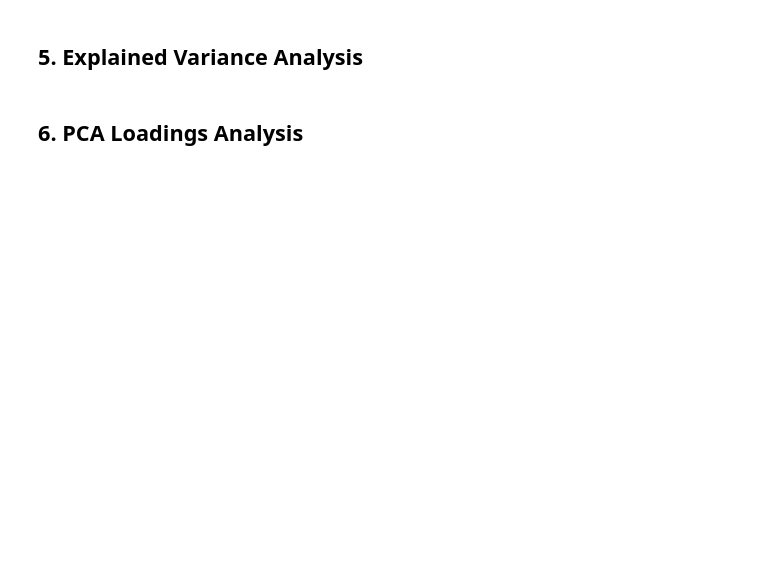
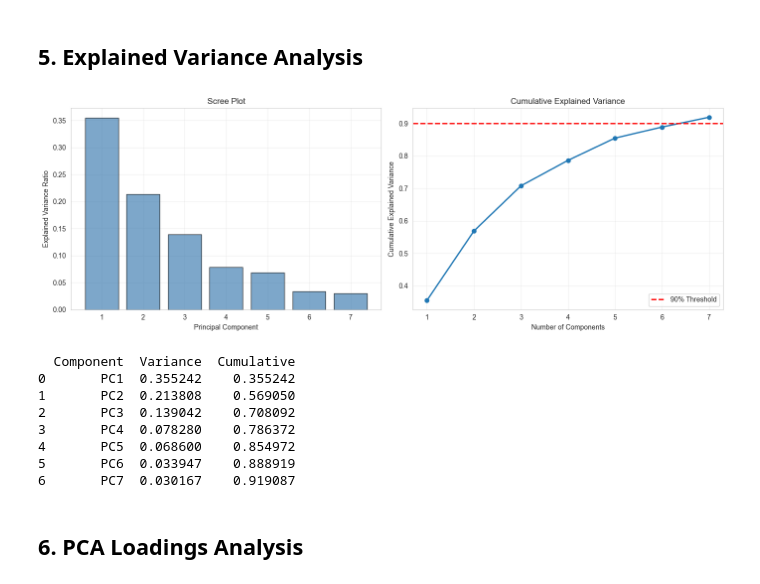
Before and after one commit to CrespoN1/stockbuddy-forecast, a Jupyter notebook: notebooks/03_eda_and_pca.ipynb, the cells around one changed output. Cells and saved outputs as stored; diff of their text form; code cells hidden in the pictures; blank space fills up the shorter version.

```diff
--- a/notebooks/03_eda_and_pca.ipynb
+++ b/notebooks/03_eda_and_pca.ipynb
@@ -75,7 +99,6 @@ plt.show()
 ## 4. Apply PCA
 # %%
 stock_pca = StockPCA(variance_threshold=0.90)
-pca_data = stock_pca.fit_transform(numeric_features)
-print(f"\nPCA output shape: {pca_data.shape}")
-pca_data_df = pd.DataFrame(pca_data, index=numeric_features.index, columns=[f'PC{i+1}' for i in range(pca_data.shape[1])])
+pca_data_df = stock_pca.fit_transform(numeric_features)
+print(f"\nPCA output shape: {pca_data_df.shape}")
 pca_data_df.head()
@@ -84,34 +117,46 @@ pca_data_df.head()
 # %%
 fig, axes = plt.subplots(1, 2, figsize=(14, 5))
 
 # Scree plot
-n_comp = min(20, len(stock_pca.explained_variance_ratio_))
-axes[0].bar(range(1, n_comp+1), stock_pca.explained_variance_ratio_[:n_comp], alpha=0.7, color='steelblue', edgecolor='black')
+var_ratios = stock_pca.pca.explained_variance_ratio_
+n_comp = min(20, len(var_ratios))
+axes[0].bar(range(1, n_comp+1), var_ratios[:n_comp], alpha=0.7, color='steelblue', edgecolor='black')
 axes[0].set_xlabel('Principal Component')
 axes[0].set_ylabel('Explained Variance Ratio')
 axes[0].set_title('Scree Plot')
 axes[0].grid(alpha=0.3)
 
 # Cumulative variance
-cumsum_var = np.cumsum(stock_pca.explained_variance_ratio_)
+cumsum_var = np.cumsum(var_ratios)
 axes[1].plot(range(1, len(cumsum_var)+1), cumsum_var, marker='o', linewidth=2, markersize=6)
 axes[1].axhline(y=0.90, color='red', linestyle='--', linewidth=2, label='90% Threshold')
 axes[1].set_xlabel('Number of Components')
 axes[1].set_ylabel('Cumulative Explained Variance')
 axes[1].set_title('Cumulative Explained Variance')
 axes[1].legend()
 axes[1].grid(alpha=0.3)
 
 plt.tight_layout()
+plt.savefig("../figures/03_scree_plot.png", dpi=150, bbox_inches="tight")
 plt.show()
 
 # Print variance
 var_df = pd.DataFrame({
-    'Component': [f'PC{i+1}' for i in range(len(stock_pca.explained_variance_ratio_))],
-    'Variance': stock_pca.explained_variance_ratio_,
+    'Component': [f'PC{i+1}' for i in range(len(var_ratios))],
+    'Variance': var_ratios,
     'Cumulative': cumsum_var
 })
 print(var_df.to_string())
+# %% [output]
+[figure, added]
+  Component  Variance  Cumulative
+0       PC1  0.355242    0.355242
+1       PC2  0.213808    0.569050
+2       PC3  0.139042    0.708092
+3       PC4  0.078280    0.786372
+4       PC5  0.068600    0.854972
+5       PC6  0.033947    0.888919
+6       PC7  0.030167    0.919087
 # %% [markdown]
 ## 6. PCA Loadings Analysis
 # %%
```
Also changed, not shown: parts of 7 cells of this notebook, 41 other files.
